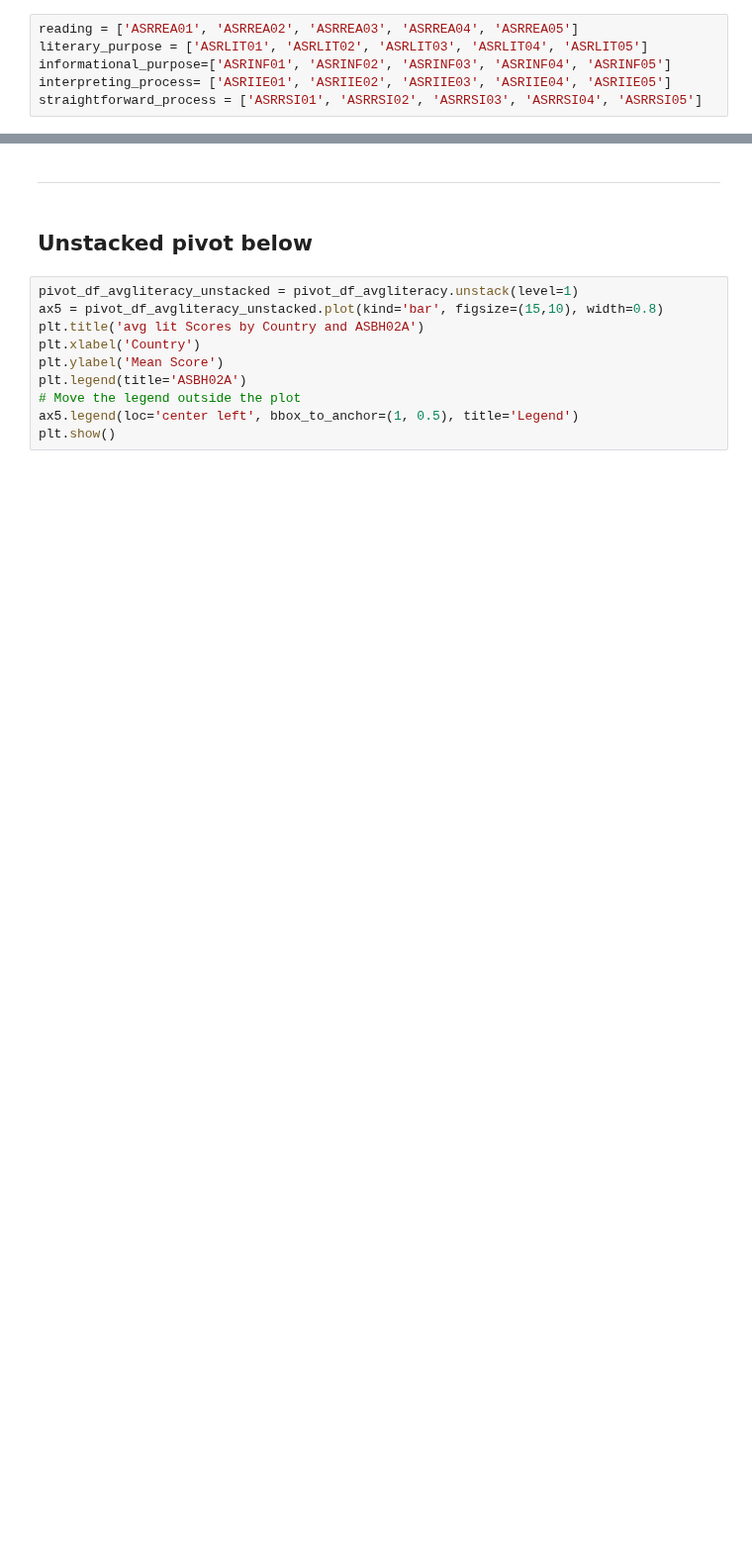
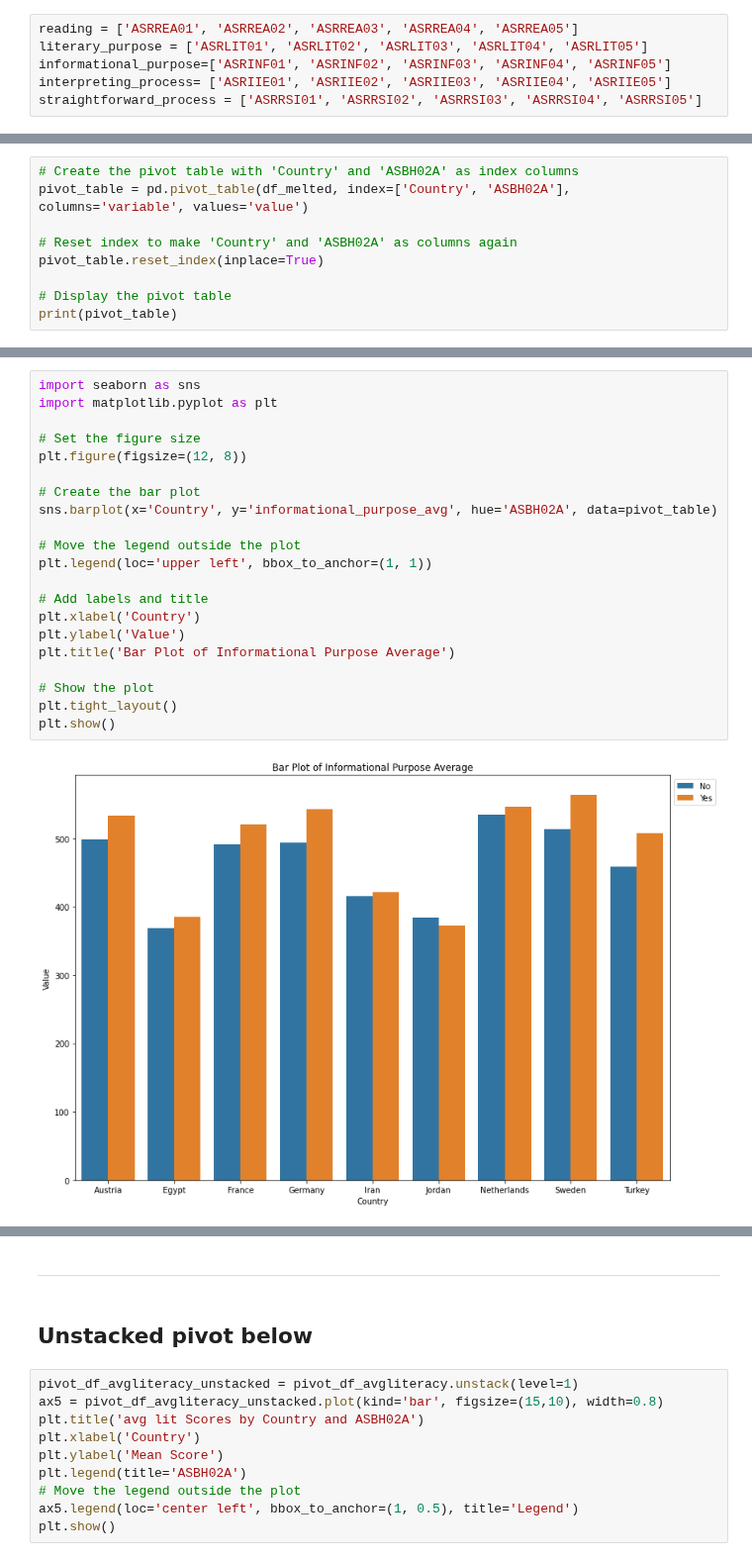
Before and after one commit to SophieESpencer/Comparison, a Jupyter notebook: Analysis - Assessment Scores-Copy1.ipynb, the cells around one changed output, grey strips where cells are left out. Shown at 99% size. Drawn from its saved outputs; the diff is of its cells as text; blank space fills up the shorter version.

```diff
--- a/Analysis - Assessment Scores-Copy1.ipynb
+++ b/Analysis - Assessment Scores-Copy1.ipynb
@@ -63,0 +132,9 @@ pivot_df_avgliteracy
+# %%
+# Create the pivot table with 'Country' and 'ASBH02A' as index columns
+pivot_table = pd.pivot_table(df_melted, index=['Country', 'ASBH02A'], columns='variable', values='value')
+
+# Reset index to make 'Country' and 'ASBH02A' as columns again
+pivot_table.reset_index(inplace=True)
+
+# Display the pivot table
+print(pivot_table)
@@ -64,3 +159,26 @@ pivot_df_avgliteracy
+# %%
+import seaborn as sns
+import matplotlib.pyplot as plt
+
+# Set the figure size
+plt.figure(figsize=(12, 8))
+
+# Create the bar plot
+sns.barplot(x='Country', y='informational_purpose_avg', hue='ASBH02A', data=pivot_table)
+
+# Move the legend outside the plot
+plt.legend(loc='upper left', bbox_to_anchor=(1, 1))
+
+# Add labels and title
+plt.xlabel('Country')
+plt.ylabel('Value')
+plt.title('Bar Plot of Informational Purpose Average')
+
+# Show the plot
+plt.tight_layout()
+plt.show()
+# %% [output]
+[figure, added]
 # %%
 pivot_df_avgliteracy.reset_index(inplace=True)
 
```
Also changed, not shown: parts of 14 cells of this notebook, 4 other files.
